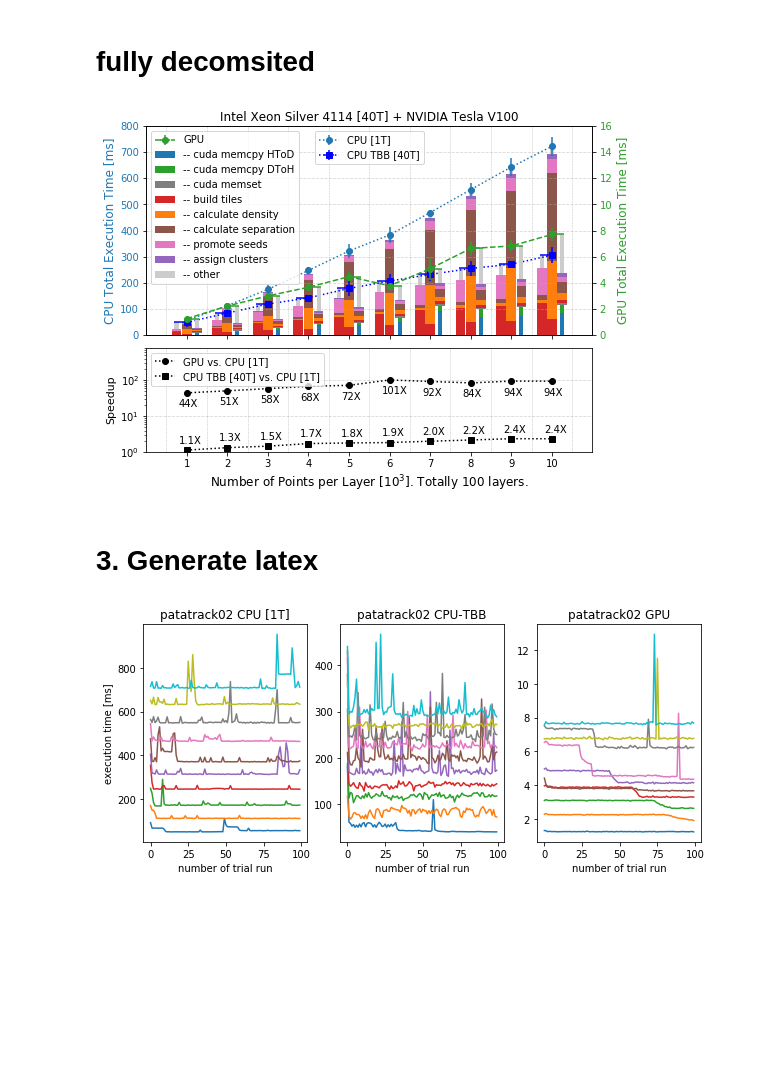
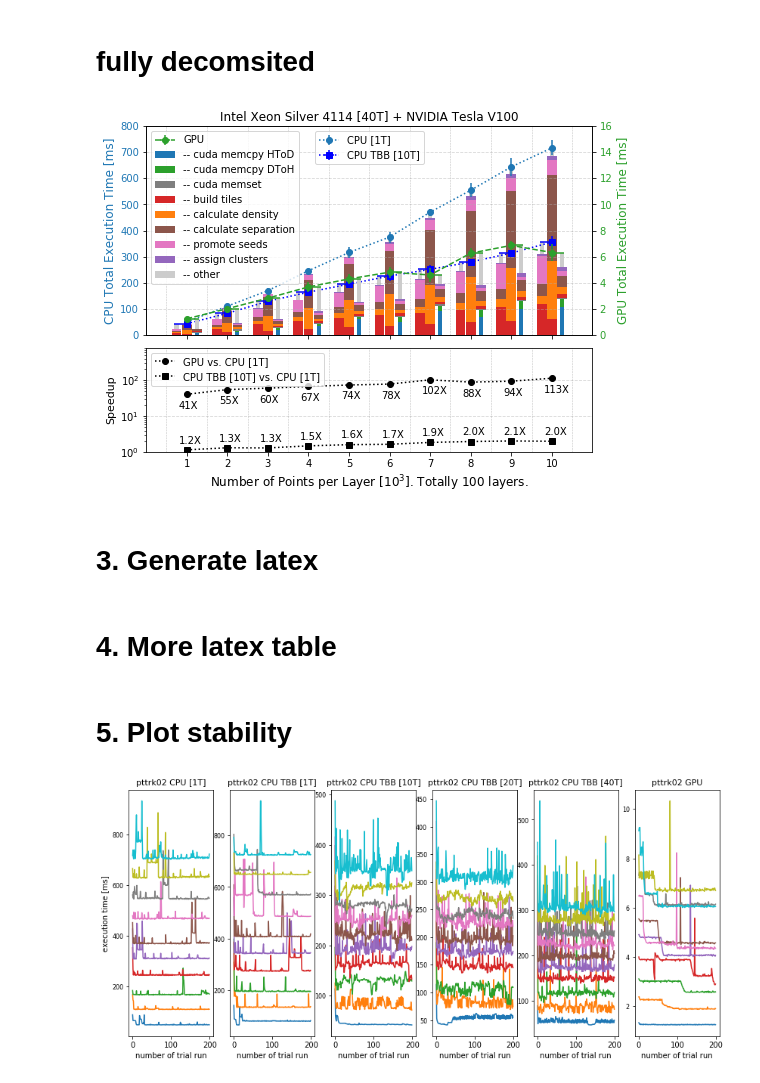
Before and after one commit to ZihengChen/CLUEAlgo, a Jupyter notebook: notebooks/Figure5_patatrack02.ipynb, the cells around one changed output. Saved outputs shown, nothing was run; the diff lists cells and outputs as text; code cells hidden in the pictures; blank space fills up the shorter version.

Commit message:
update tbb with 1T4T8T16T for ryzen, 1T 10T 20T 40T for pttrk02

```diff
--- a/notebooks/Figure5_patatrack02.ipynb
+++ b/notebooks/Figure5_patatrack02.ipynb
@@ -9,8 +9,11 @@ from sklearn import datasets
 machine = 'patatrack02'
 
 
-with open("../log/{}_toyDetector.log".format(machine)) as f:
+with open("../log/{}_toyDetector_200.log".format(machine)) as f:
     lines = f.readlines()
+
+tbblabel = "CUPLATBB_2"
+tbbnthread = "CPU TBB [10T]"
 # %%
 def getProf():
     HToD,DtoH,k1,k2,k3,k4,k5,memset = [],[],[],[],[],[],[],[]
@@ -139,8 +143,8 @@ for l,thisline in enumerate(lines):
 # %%
 cpu = np.array([df.loc["CPU",c][-1] for c in df.columns])
 gpu = np.array([df.loc["GPUTotal",c][-1] for c in df.columns])
-prof = np.array([df.loc["GPUProf",c][:,0] for c in df.columns]).T/100
-cuplaTBB = np.array([df.loc["CUPLATBB",c][-1] for c in df.columns])
+prof = np.array([df.loc["GPUProf",c][:,0] for c in df.columns]).T/200
+cuplaTBB = np.array([df.loc[tbblabel,c][-1] for c in df.columns])
 # %%
 fig, axex = plt.subplots( 2,1, sharex=True, figsize=(9,6),facecolor='w',gridspec_kw={'height_ratios':[2,1]})
 fig.subplots_adjust(hspace=0.08)
@@ -220,7 +224,7 @@ plt.savefig("../plots/Figure5_patatrack02.png",dpi=400)
 # fully decomsited
 # %%
 cpuMeans = np.array([df.loc["CPU",c].mean(axis=1) for c in df.columns]).T
-cuplaTBBMeans = np.array([df.loc["CUPLATBB",c].mean(axis=1) for c in df.columns]).T
+cuplaTBBMeans = np.array([df.loc[tbblabel,c].mean(axis=1) for c in df.columns]).T
 # %%
 fig, axex = plt.subplots( 2,1, sharex=True, figsize=(8,6),facecolor='w',gridspec_kw={'height_ratios':[2,1]})
 fig.subplots_adjust(hspace=0.08)
@@ -270,7 +274,7 @@ for i in range(5):
     ax1.bar(n, cpuMeans[i], bottom=but[i]-cpuMeans[i],width=0.24, facecolor=colors[i+3] )
 ax1.bar(n, cpuMeans[-1]-but[4], bottom=but[4],width=0.1, facecolor=colors[5+3] )
 
-ax1.errorbar(n, cuplaTBB.mean(axis=1),yerr=cuplaTBB.std(axis=1),xerr=np.c_[np.array([0.3]*10),np.array([0]*10)].T, marker='s',linestyle=':',color="b",label=r'CPU TBB [40T]')
+ax1.errorbar(n, cuplaTBB.mean(axis=1),yerr=cuplaTBB.std(axis=1),xerr=np.c_[np.array([0.3]*10),np.array([0]*10)].T, marker='s',linestyle=':',color="b",label=tbbnthread)
 but = np.cumsum(cuplaTBBMeans,axis=0)
 for i in range(5):
     ax1.bar(n-0.25, cuplaTBBMeans[i], bottom=but[i]-cuplaTBBMeans[i],width=0.24, facecolor=colors[i+3] )
@@ -294,7 +298,7 @@ for i in range(n.size):
 
 
 speedup= cpu.mean(axis=1)/cuplaTBB.mean(axis=1)
-ax3.plot(n, speedup, marker='s',linestyle=':',color="k",label='CPU TBB [40T] vs. CPU [1T]')
+ax3.plot(n, speedup, marker='s',linestyle=':',color="k",label=tbbnthread + ' vs. CPU [1T]')
 for i in range(n.size):
     ax3.text(n[i]-0.2,speedup[i]*1.5,"{:3.1f}X".format(speedup[i]))
 
@@ -311,7 +315,7 @@ for xx in range(12):
 plt.savefig("../plots/Figure5_patatrack02_1.pdf")
 plt.savefig("../plots/Figure5_patatrack02_1.png",dpi=400)
 # %% [output]
-[figure, old version]
+[figure, new version]
 # %% [markdown]
 # 3. Generate latex
 # %%
@@ -370,3 +398,5 @@ for c in range(10):
     latex.write(table)
     latex.write("    \end{tabular}\n    \linebreak\n\n\n")
 latex.close()
+# %% [markdown]
+# 4. More latex table
@@ -373,26 +486,63 @@ latex.close()
+# %% [markdown]
+# 5. Plot stability
 # %%
-plt.figure(figsize=(10,4),facecolor='w')
+plt.figure(figsize=(14,6),facecolor='w')
 
-plt.subplot(1,3,1)
+plt.subplot(1,6,1)
 for i in range(10):
     plt.plot(cpu[i])
-plt.title("{} CPU [1T]".format(machine))
+plt.title("{} CPU [1T]".format(machine),fontsize=11)
 plt.xlabel("number of trial run")
 plt.ylabel("execution time [ms]")
+plt.yticks(fontsize=8)
 
-plt.subplot(1,3,2)
+
+machine = "pttrk02"
+tbblabel,tbbnthread = "CUPLATBB_1","CPU TBB [1T]"
+cuplaTBB = np.array([df.loc[tbblabel,c][-1] for c in df.columns])
+plt.subplot(1,6,2)
 for i in range(10):
     plt.plot(cuplaTBB[i])
-plt.title("{} CPU-TBB".format(machine))
+plt.title("{} {}".format(machine,tbbnthread),fontsize=11)
 plt.xlabel("number of trial run")
+plt.yticks(fontsize=8)
 
-plt.subplot(1,3,3)
+tbblabel,tbbnthread = "CUPLATBB_2","CPU TBB [10T]"
+cuplaTBB = np.array([df.loc[tbblabel,c][-1] for c in df.columns])
+plt.subplot(1,6,3)
+for i in range(10):
+    plt.plot(cuplaTBB[i])
+plt.title("{} {}".format(machine,tbbnthread),fontsize=11)
+plt.xlabel("number of trial run")
+plt.yticks(fontsize=8)
+
+tbblabel,tbbnthread = "CUPLATBB_3","CPU TBB [20T]"
+cuplaTBB = np.array([df.loc[tbblabel,c][-1] for c in df.columns])
+plt.subplot(1,6,4)
+for i in range(10):
+    plt.plot(cuplaTBB[i])
+plt.title("{} {}".format(machine,tbbnthread),fontsize=11)
+plt.xlabel("number of trial run")
+plt.yticks(fontsize=8)
+
+tbblabel,tbbnthread = "CUPLATBB_4","CPU TBB [40T]"
+cuplaTBB = np.array([df.loc[tbblabel,c][-1] for c in df.columns])
+plt.subplot(1,6,5)
+for i in range(10):
+    plt.plot(cuplaTBB[i])
+plt.title("{} {}".format(machine,tbbnthread),fontsize=11)
+plt.xlabel("number of trial run")
+plt.yticks(fontsize=8)
+
+
+plt.subplot(1,6,6)
 for i in range(10):
     plt.plot(gpu[i],label="{}k/layer".format(i+1))
-plt.title("{} GPU".format(machine))
+plt.title("{} GPU".format(machine),fontsize=11)
 plt.xlabel("number of trial run")
+plt.yticks(fontsize=8)
 
 plt.savefig("../plots/addition_{}.pdf".format(machine))
-# plt.legend(loc="upper left")
+plt.savefig("../plots/addition_{}.png".format(machine),dpi=400)
 # %% [output]
-[figure, old version]
+[figure, new version]
```
Also changed, not shown: parts of 4 cells of this notebook, 22 other files.
